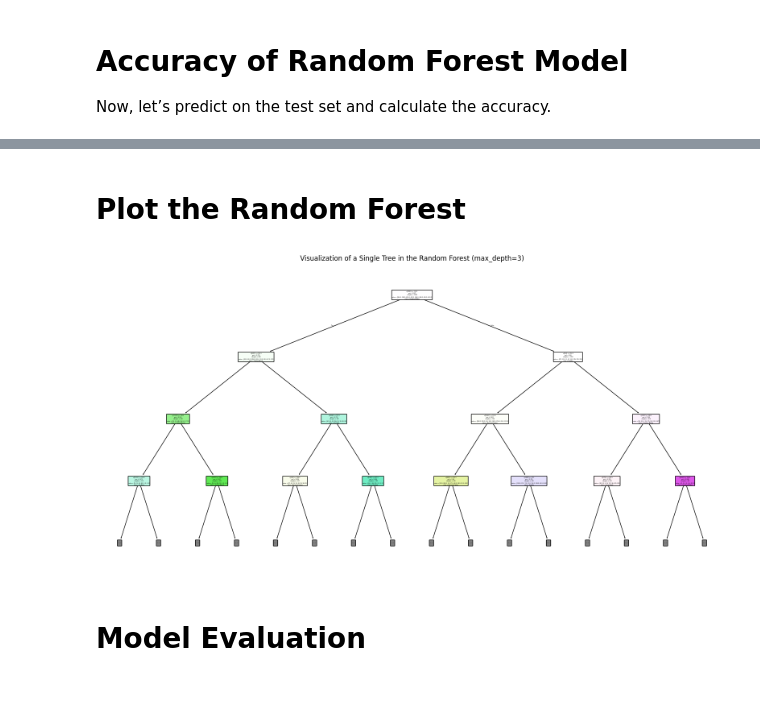
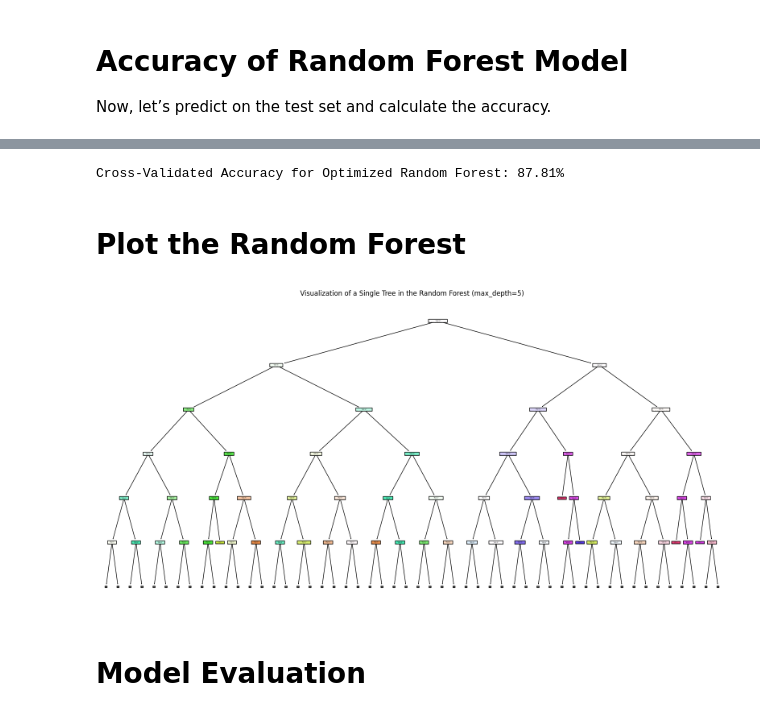
Before and after one commit to TasnimIsrakSynthia/CSE474-ML-, a Jupyter notebook: CSE475_lab_01.ipynb, the cells around one changed output, grey strips where cells are left out. Saved outputs shown, nothing was run; the diff lists cells and outputs as text; code cells hidden in the pictures.

```diff
--- a/CSE475_lab_01.ipynb
+++ b/CSE475_lab_01.ipynb
@@ -224,12 +244,12 @@ from sklearn.tree import DecisionTreeClassifier, plot_tree
 import matplotlib.pyplot as plt
 
 # Train a smaller Decision Tree for better visualization
-clf_small = DecisionTreeClassifier(max_depth=3, random_state=42)
+clf_small = DecisionTreeClassifier(max_depth=5, random_state=42)
 clf_small.fit(X_train, y_train)
 
 # Plot the tree
 plt.figure(figsize=(20, 10))
 plot_tree(clf_small, filled=True, feature_names=None, class_names=np.unique(y_train), rounded=True)
-plt.title("Decision Tree Visualization (max_depth=3)")
+plt.title("Decision Tree Visualization (max_depth=5)")
 plt.show()
 # %% [output]
@@ -281,24 +311,71 @@ plt.show()
+# %%
+from sklearn.ensemble import RandomForestClassifier
+from sklearn.model_selection import RandomizedSearchCV
+from sklearn.metrics import accuracy_score, classification_report
+
+# Define a refined hyperparameter grid for RandomizedSearchCV
+param_grid = {
+    'n_estimators': [200, 300, 400],
+    'max_depth': [20, 30, 40, None],
+    'min_samples_split': [2, 5, 10],
+    'min_samples_leaf': [1, 2, 4],
+    'max_features': ['sqrt', 'log2', None]
+}
+
+# Initialize Random Forest classifier
+rf_clf = RandomForestClassifier(random_state=42)
+
+# Randomized search with cross-validation
+random_search = RandomizedSearchCV(estimator=rf_clf, param_distributions=param_grid,
+                                   n_iter=10, cv=5, scoring='accuracy', random_state=42, n_jobs=-1)
+random_search.fit(X_train, y_train)
+
+# Get the best model from the search
+best_rf_clf = random_search.best_estimator_
+print("Best Parameters from RandomizedSearchCV:", random_search.best_params_)
+
+# Predict on the test set with the best model
+y_pred_rf = best_rf_clf.predict(X_test)
+
+# Calculate and display accuracy
+accuracy_rf = accuracy_score(y_test, y_pred_rf)
+print(f"Optimized Random Forest Model Accuracy: {accuracy_rf * 100:.2f}%")
+
+# Display a detailed classification report
+print("Classification Report for Optimized Random Forest:")
+print(classification_report(y_test, y_pred_rf))
+# %%
+from sklearn.model_selection import cross_val_score
+
+# Run cross-validation on the optimized model for stability check
+cv_scores_rf = cross_val_score(best_rf_clf, X_train, y_train, cv=3, scoring='accuracy', n_jobs=-1)
+
+# Calculate the mean cross-validated accuracy
+mean_cv_accuracy_rf = np.mean(cv_scores_rf)
+print(f"Cross-Validated Accuracy for Optimized Random Forest: {mean_cv_accuracy_rf * 100:.2f}%")
+# %% [output]
+Cross-Validated Accuracy for Optimized Random Forest: 87.81%
 # %% [markdown]
 # Plot the Random Forest
 # %%
 from sklearn.ensemble import RandomForestClassifier
 from sklearn.tree import plot_tree
 import matplotlib.pyplot as plt
 
 # Train the Random Forest
 rf_clf = RandomForestClassifier(n_estimators=100, random_state=42)
 rf_clf.fit(X_train, y_train)
 
 # Select a single tree from the Random Forest
 tree = rf_clf.estimators_[0]  # You can change the index to view other trees
 
 # Plot the tree
 plt.figure(figsize=(20, 10))
-plot_tree(tree, filled=True, feature_names=None, class_names=np.unique(y_train), rounded=True, max_depth=3)
-plt.title("Visualization of a Single Tree in the Random Forest (max_depth=3)")
+plot_tree(tree, filled=True, feature_names=None, class_names=np.unique(y_train), rounded=True, max_depth=5)
+plt.title("Visualization of a Single Tree in the Random Forest (max_depth=5)")
 plt.show()
 # %% [output]
-[figure, old version]
+[figure, new version]
 # %% [markdown]
 # Model Evaluation
 # %%
```
Also changed, not shown: parts of 14 cells of this notebook.
